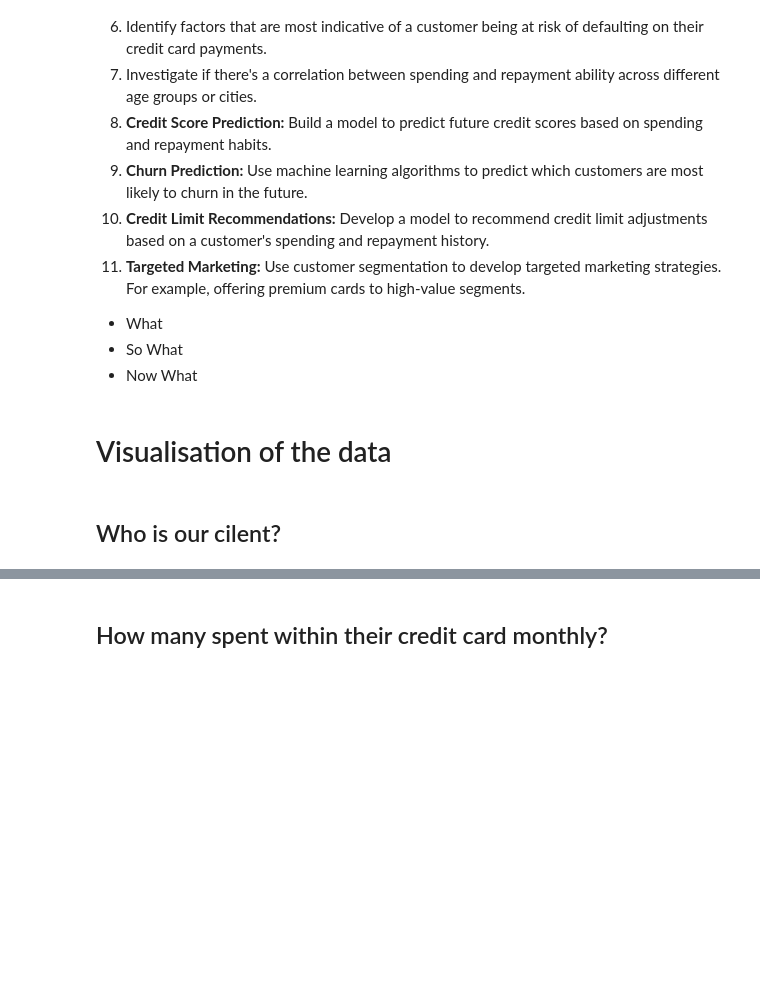
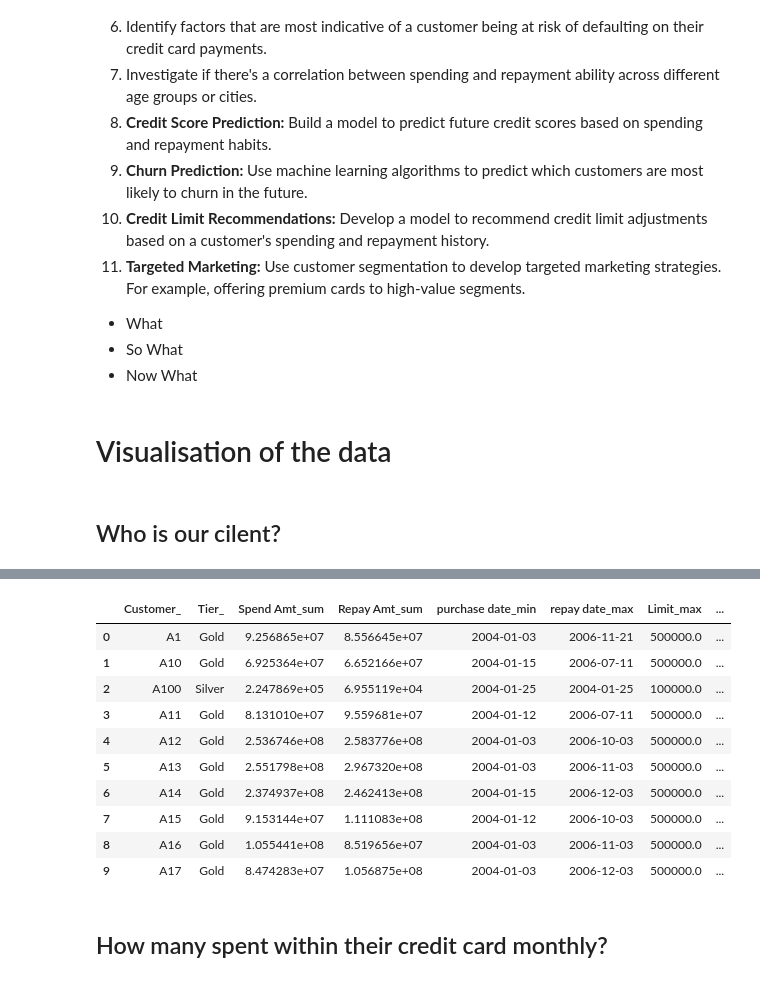
Before and after one commit to laysiong/Data-Analysis-Projects, a Jupyter notebook: credit-card-exploratory-data-analysis.ipynb, the cells around one changed output, grey strips where cells are left out. Drawn from its saved outputs; the diff is of its cells as text; code cells hidden in the pictures; blank space fills up the shorter version.

```diff
--- a/credit-card-exploratory-data-analysis.ipynb
+++ b/credit-card-exploratory-data-analysis.ipynb
@@ -202,0 +219,89 @@ sorted_table
+# %%
+#split_date = Cus_N_Spend_df['Date'].str.split('-', expand=True)
+
+# df=pd.merge(Cus_N_Spend_df,Repay_cy_df,on='Customer',how='inner')
+# df_grouped = df.groupby(['Customer','Tier'])['Spend Amt'].sum().apply(lambda x: "{:,.0f}".format(x))
+
+df_merged = pd.merge(Cus_N_Spend_df, Repay_cy_df, on='Customer', how='inner')
+# df_grouped
+# %%
+# Ensure your 'purchase date' and 'repay date' columns are in datetime format
+df_merged['purchase date'] = pd.to_datetime(df_merged['Purchase Date'])
+df_merged['repay date'] = pd.to_datetime(df_merged['Repay Date'])
+
+# Create month-year columns for purchase and repay
+df_merged['purchase_month_year'] = df_merged['Purchase Date'].dt.to_period('M')
+df_merged['repay_month_year'] = df_merged['Repay Date'].dt.to_period('M')
+
+# Define aggregation functions
+agg_funcs = {
+    'Spend Amt': ['sum'],
+    'Repay Amt': ['sum'],
+    'purchase date': ['min'],  # Latest purchase date
+    'repay date': ['max'],  # Latest repayment date
+    'Limit': 'max'
+}
+
+# Group by customer, tier, and month-year
+df_grouped = df_merged.groupby(['Customer', 'Tier']).agg(agg_funcs).reset_index()
+
+# Flatten the multi-level column index if needed
+df_grouped.columns = [ '_'.join(col).strip() for col in df_grouped.columns.values]
+
+
+#Function
+def years_to_years_months(years_decimal):
+    whole_years = int(years_decimal)
+    remaining_months = int((years_decimal - whole_years) * 12)
+    return f"{whole_years} yrs and {remaining_months} mths"
+
+
+def complex_risk_group (row):
+    ratio = row['Repay Amt_sum'] / row['Spend Amt_sum']
+#     age = row['Num of Years']
+#     limit_utilization = row['Spend Amt_sum'] / row['Limit_max']
+
+#     if age < 1:
+#         return 'New Account - Review'
+#     else:
+    if ratio < 0.3:
+        return 'High-Risk'
+    elif ratio >=0.3 and ratio <1:
+        return 'Medium-Risk'
+    elif ratio >=1:
+        return 'Low-Risk'
+#     if limit_utilization > 0.8:
+#         return 'High Utilization - High Risk'
+
+
+
+
+# Compute outstanding amount and other metrics as needed
+df_grouped['Num of Years'] = df_grouped['purchase date_min'] - df_grouped['repay date_max']
+df_grouped['Num of Years'] = abs(df_grouped['Num of Years'].dt.days / 365.25)
+#.apply(years_to_years_months)
+
+df_grouped['Outstanding_Amt'] = df_grouped['Repay Amt_sum'] - df_grouped['Spend Amt_sum']
+df_grouped['Risk_Group'] = df_grouped['Repay Amt_sum']/df_grouped['Spend Amt_sum']
+df_grouped['Risk_Group'] = df_grouped.apply(complex_risk_group, axis=1)
+
+
+
+# df_grouped.loc[df_grouped['Customer_']=="A1"]
+# df_grouped.loc[df_grouped['Customer_']=="A12"]
+# df_grouped.loc[df_grouped['Num of Years']<=1]
+# df_grouped.loc[df_grouped['Risk_Group']=="Medium-Risk"]
+
+df_grouped.head(10)
+# %% [output]
+|  | Customer_ | Tier_ | Spend Amt_sum | Repay Amt_sum | purchase date_min | repay date_max | Limit_max | ... |
+| 0 | A1 | Gold | 9.256865e+07 | 8.556645e+07 | 2004-01-03 | 2006-11-21 | 500000.0 | ... |
+| 1 | A10 | Gold | 6.925364e+07 | 6.652166e+07 | 2004-01-15 | 2006-07-11 | 500000.0 | ... |
+| 2 | A100 | Silver | 2.247869e+05 | 6.955119e+04 | 2004-01-25 | 2004-01-25 | 100000.0 | ... |
+| 3 | A11 | Gold | 8.131010e+07 | 9.559681e+07 | 2004-01-12 | 2006-07-11 | 500000.0 | ... |
+| 4 | A12 | Gold | 2.536746e+08 | 2.583776e+08 | 2004-01-03 | 2006-10-03 | 500000.0 | ... |
+| 5 | A13 | Gold | 2.551798e+08 | 2.967320e+08 | 2004-01-03 | 2006-11-03 | 500000.0 | ... |
+| 6 | A14 | Gold | 2.374937e+08 | 2.462413e+08 | 2004-01-15 | 2006-12-03 | 500000.0 | ... |
+| 7 | A15 | Gold | 9.153144e+07 | 1.111083e+08 | 2004-01-12 | 2006-10-03 | 500000.0 | ... |
+| 8 | A16 | Gold | 1.055441e+08 | 8.519656e+07 | 2004-01-03 | 2006-11-03 | 500000.0 | ... |
+| 9 | A17 | Gold | 8.474283e+07 | 1.056875e+08 | 2004-01-03 | 2006-12-03 | 500000.0 | ... |
```
Also changed, not shown: parts of 20 cells of this notebook.
